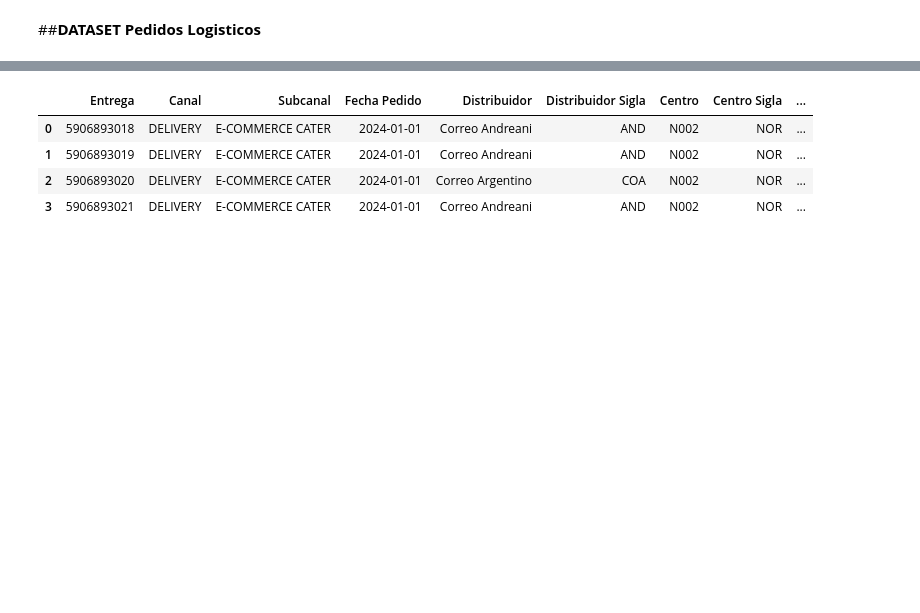
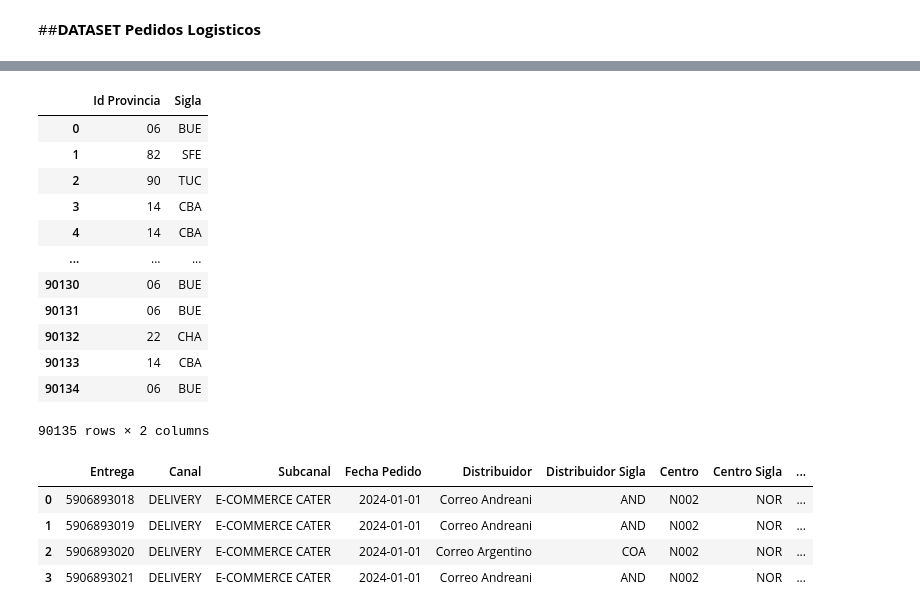
Before and after one commit to Leonardo-rodcas/Proyecto-DS-61190-E-Commerce, a Jupyter notebook: ProyectoDS_Rodriguez_Castillo_Leonardo.ipynb, the cells around one changed output, grey strips where cells are left out. Drawn from its saved outputs; the diff is of its cells as text; code cells hidden in the pictures; blank space fills up the shorter version.

```diff
--- a/ProyectoDS_Rodriguez_Castillo_Leonardo.ipynb
+++ b/ProyectoDS_Rodriguez_Castillo_Leonardo.ipynb
@@ -188,3 +216,20 @@ df_prov.head(5)
+# %%
+#Hacemos Merge entre el Dataframe principal y el de provicias para agregar la columna Sigla de la provincia
+df_prueba = pd.merge(df, df_prov, on = "Id Provincia")
+# %% [output]
+|  | Id Provincia | Sigla |
+| 0 | 06 | BUE |
+| 1 | 82 | SFE |
+| 2 | 90 | TUC |
+| 3 | 14 | CBA |
+| 4 | 14 | CBA |
+| ... | ... | ... |
+| 90130 | 06 | BUE |
+| 90131 | 06 | BUE |
+| 90132 | 22 | CHA |
+| 90133 | 14 | CBA |
+| 90134 | 06 | BUE |
+90135 rows × 2 columns
 # %%
 #Mostramos primeros resultados del Dataset Principal
 df.head(4)
```
Also changed, not shown: parts of 5 cells of this notebook.
